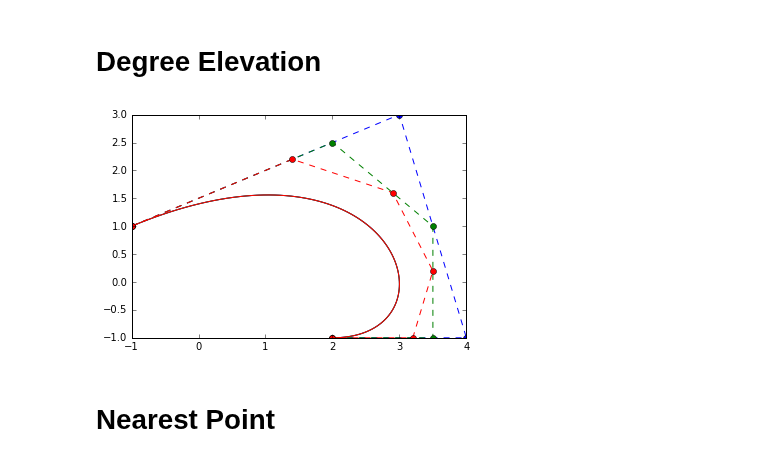
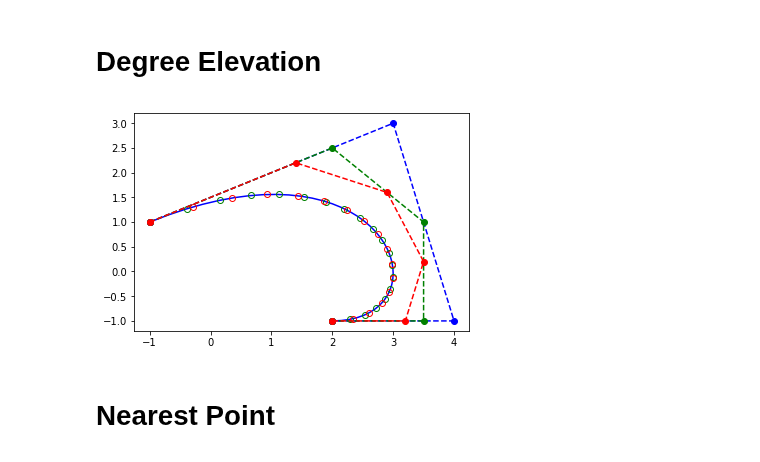
Before and after one commit to willblatt/bezier, a Jupyter notebook: beziers.ipynb, the cells around one changed output. Cells and saved outputs as stored; diff of their text form; code cells hidden in the pictures.

```diff
--- a/beziers.ipynb
+++ b/beziers.ipynb
@@ -221,25 +12,27 @@ t_vals = scipy.linspace(0.0, 1, 100)
 # %% [markdown]
 # Degree Elevation
-# %%
-b1 = b.deg_elevate(1)
-b2 = b.deg_elevate(2)
-
-plt.plot([b.point(t)[0] for t in t_vals],
-         [b.point(t)[1] for t in t_vals], 'b-')
-plt.plot([c[0] for c in b],
-         [c[1] for c in b], 'b--o')
-
-plt.plot([b1.point(t)[0] for t in t_vals],
-         [b1.point(t)[1] for t in t_vals], 'g-')
-plt.plot([c[0] for c in b1],
-         [c[1] for c in b1], 'g--o')
-
-plt.plot([b2.point(t)[0] for t in t_vals],
-         [b2.point(t)[1] for t in t_vals], 'r-')
-plt.plot([c[0] for c in b2],
-         [c[1] for c in b2], 'r--o')
-plt.show()
-# %% [output]
-[figure, removed]
+# %%
+b1 = b.elevate()
+b2 = b.elevate(degree=2)
+# %%
+b_points = np.array([b.point(t) for t in linspace(0.0, 1.0, 40)])
+b1_points = np.array([b1.point(t) for t in linspace(0.0, 1.0, 20)])
+b2_points = np.array([b2.point(t) for t in linspace(0.0, 1.0, 17)])
+
+b_ctrl_points = np.array([p.point for p in b.ctrl_points])
+b1_ctrl_points = np.array([p.point for p in b1.ctrl_points])
+b2_ctrl_points = np.array([p.point for p in b2.ctrl_points])
+# %%
+plt.plot(b_points[:,0], b_points[:,1], 'b-')
+plt.plot(b1_points[:,0], b1_points[:,1], 'go', mfc='none')
+plt.plot(b2_points[:,0], b2_points[:,1], 'ro', mfc='none')
+
+plt.plot(b_ctrl_points[:,0], b_ctrl_points[:,1], 'b--o')
+plt.plot(b1_ctrl_points[:,0], b1_ctrl_points[:,1], 'g--o')
+plt.plot(b2_ctrl_points[:,0], b2_ctrl_points[:,1], 'r--o')
+
+plt.show()
+# %% [output]
+[figure, added]
 # %% [markdown]
 # Nearest Point
```
Also changed, not shown: parts of 19 cells of this notebook.
